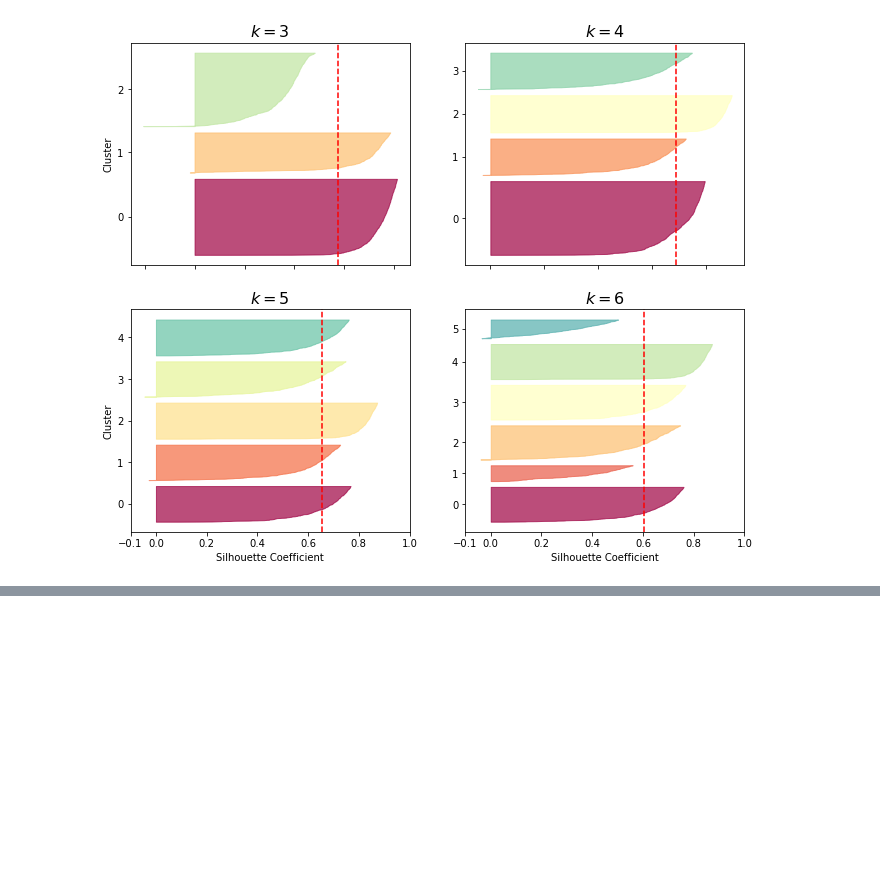
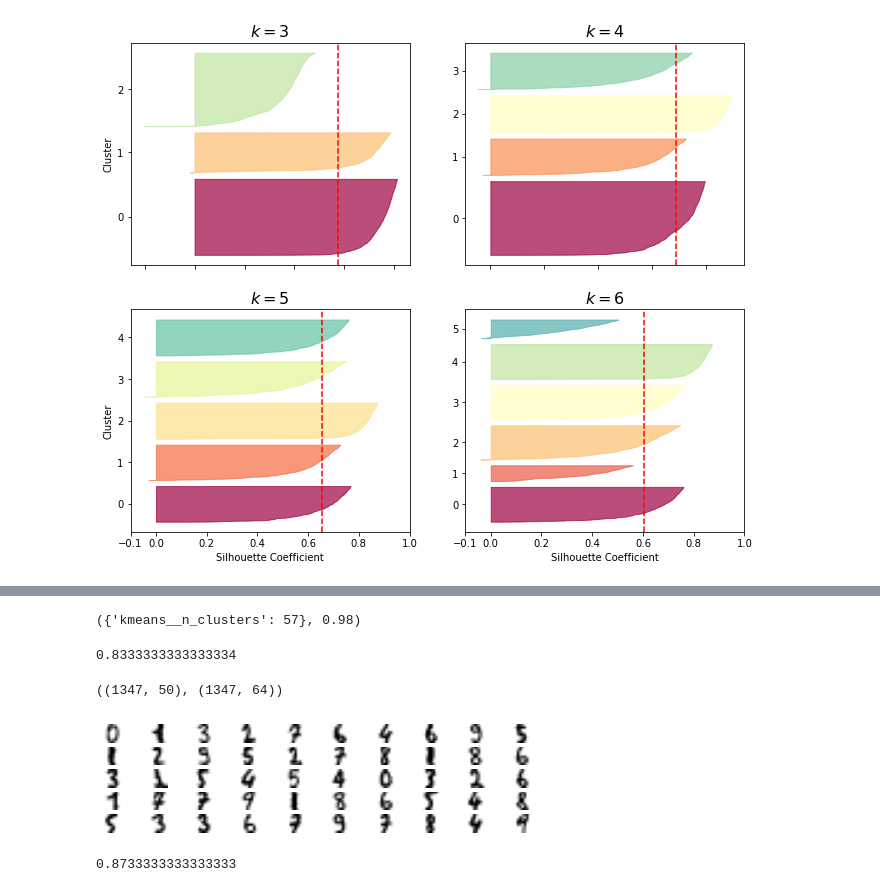
Before and after one commit to dominicwllmsn/handsonML, a Jupyter notebook: handson_code9.ipynb, the cells around one changed output, grey strips where cells are left out. Saved outputs shown, nothing was run; the diff lists cells and outputs as text; code cells hidden in the pictures; blank space fills up the shorter version.

```diff
--- a/handson_code9.ipynb
+++ b/handson_code9.ipynb
@@ -368,0 +462,12 @@ image.shape
+# %%
+# We chose 50 clusters instead of 10 because, even though there are only 10 digit classes, each digit can be written
+# in several different way, so it is preferable to use a larger number of clusters.
+# Since K-Means is just a preprocessing step in a classification pipeline, finding a more optimal value of k is much
+# simpler than earlier - no need to perform silhouette analysis or minimizing intertia, the best value of k is simply the
+# one that results in the best classification performance during cross-validation. Using GridSearchCV:
+
+from sklearn.model_selection import GridSearchCV
+
+param_grid = dict(kmeans__n_clusters=range(10, 100))
+grid_clf = GridSearchCV(pipeline, param_grid, cv=3, verbose=1)
+grid_clf.fit(X_train, y_train)
@@ -368,0 +486,57 @@ image.shape
+# %%
+grid_clf.best_params_, grid_clf.score(X_test, y_test)
+# %% [output]
+({'kmeans__n_clusters': 57}, 0.98)
+# %%
+# Using Clustering for Semi-Supervised Learning (where we have many unlabeled instances and very few labeled instances):
+
+n_labeled = 50
+log_reg = LogisticRegression(multi_class="ovr", solver="lbfgs", max_iter=5000, random_state=42)
+log_reg.fit(X_train[:n_labeled], y_train[:n_labeled])
+log_reg.score(X_test, y_test)
+# %% [output]
+0.8333333333333334
+# %%
+# The accuracy is just 83.3%. It should come as no surprise that this is much lower than earlier, when we trained the
+# model on the full training set. Let’s see how we can do better - first, let’s cluster the training set into 50 clusters.
+# Then for each cluster, let’s find the image closest to the centroid. We will call these images the representative images:
+
+k = 50
+
+kmeans = KMeans(n_clusters=k, random_state=42)
+X_digits_dist = kmeans.fit_transform(X_train)
+representative_digit_idx = np.argmin(X_digits_dist, axis=0)
+X_representative_digits = X_train[representative_digit_idx]
+X_digits_dist.shape, X_train.shape
+# %% [output]
+((1347, 50), (1347, 64))
+# %%
+plt.figure(figsize=(8, 2))
+for index, digit in enumerate(X_representative_digits):
+    plt.subplot(k // 10, 10, index + 1)
+    plt.imshow(digit.reshape(8, 8), cmap="binary", interpolation="bilinear")
+    plt.axis('off')
+plt.show()
+# %% [output]
+[figure, added]
+# %%
+# Need to manually label the representative digits to use them for the Logistic Regressor
+y_representative_digits = np.array([
+    0, 1, 3, 2, 7, 6, 4, 6, 9, 5,
+    1, 2, 9, 5, 2, 7, 8, 2, 8, 6,
+    2, 1, 5, 4, 5, 4, 0, 3, 2, 6,
+    1, 7, 7, 9, 1, 8, 6, 5, 4, 8,
+    5, 3, 3, 6, 7, 9, 7, 8, 4, 9])
+
+# Now we have a dataset with just 50 labeled instances, but instead of being random instances, each of them is a
+# representative image of its cluster.
+
+log_reg = LogisticRegression(multi_class="ovr", solver="lbfgs", max_iter=5000, random_state=42)
+log_reg.fit(X_representative_digits, y_representative_digits)
+log_reg.score(X_test, y_test)
+
+# Increase in accuracy from 83.3% to 87.3%. Since it is often costly and painful to label instances, especially when it
+# has to be done manually by experts, it is a good idea to label representative instances rather than just random
+# instances.
+# %% [output]
+0.8733333333333333
```
Also changed, not shown: parts of 24 cells of this notebook.
